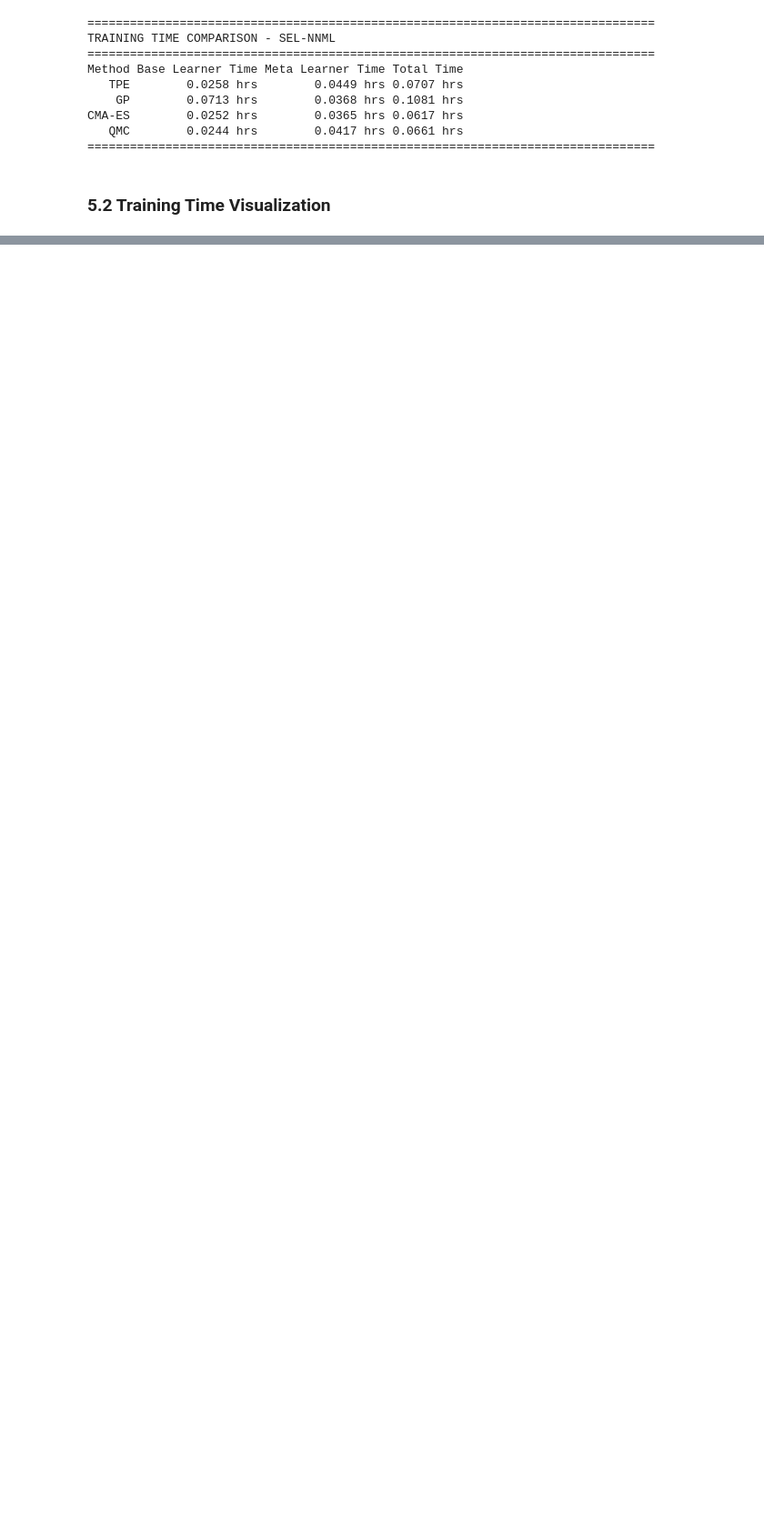
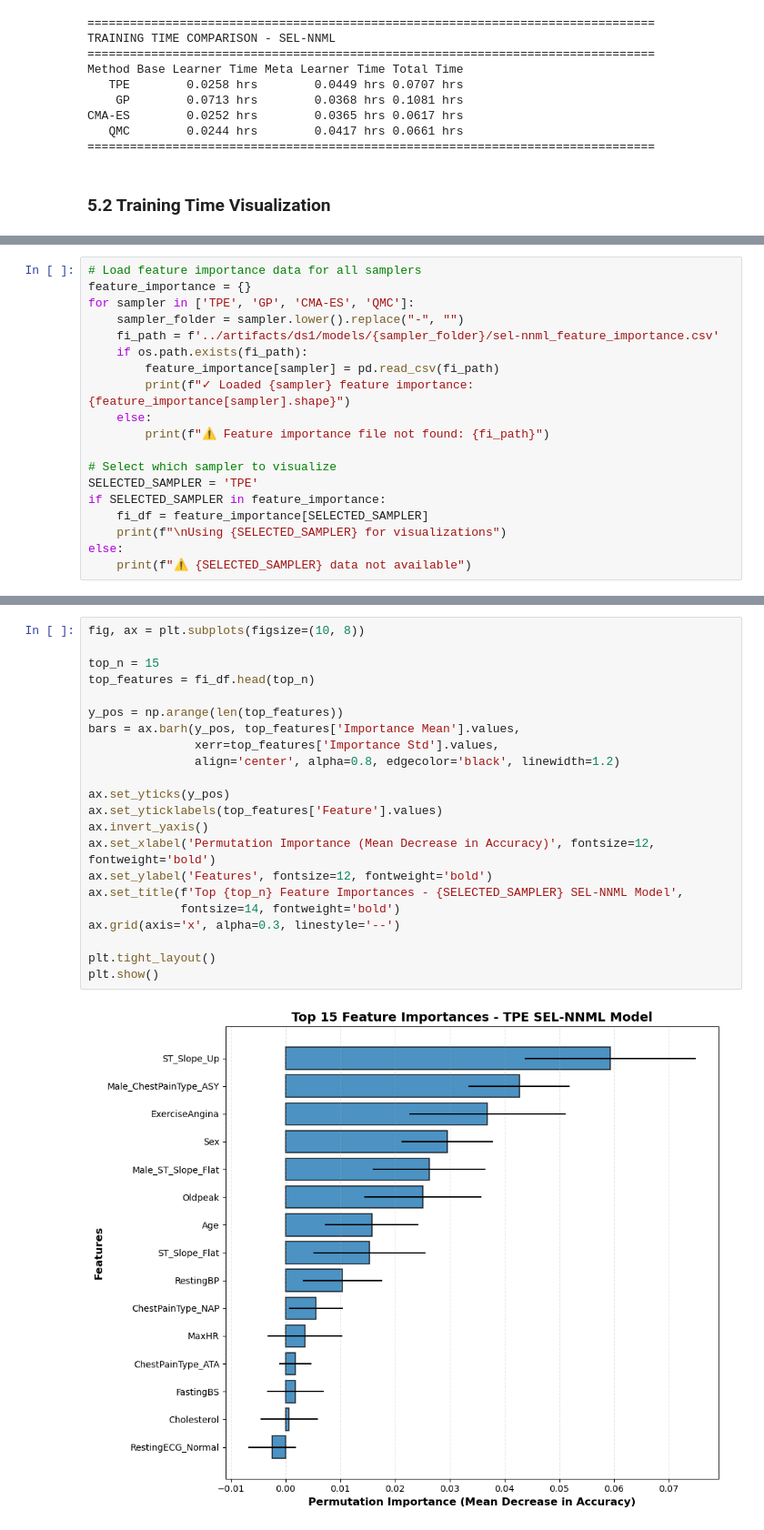
Before and after one commit to azhar-anas/sel-nnml-heart-disease-prediction, a Jupyter notebook: notebooks/3.1_ds1_visualization.ipynb, the cells around one changed output, grey strips where cells are left out. Shown: that part at 91% size. Saved outputs shown, nothing was run; the diff lists cells and outputs as text; blank space fills up the shorter version.

Commit message:
Implement permutation feature importance

```diff
--- a/notebooks/3.1_ds1_visualization.ipynb
+++ b/notebooks/3.1_ds1_visualization.ipynb
@@ -282,0 +257,19 @@ Training time plot saved to: ../artifacts/ds1/visualizations/sel_nnml_training_t
+# %%
+# Load feature importance data for all samplers
+feature_importance = {}
+for sampler in ['TPE', 'GP', 'CMA-ES', 'QMC']:
+    sampler_folder = sampler.lower().replace("-", "")
+    fi_path = f'../artifacts/ds1/models/{sampler_folder}/sel-nnml_feature_importance.csv'
+    if os.path.exists(fi_path):
+        feature_importance[sampler] = pd.read_csv(fi_path)
+        print(f"✓ Loaded {sampler} feature importance: {feature_importance[sampler].shape}")
+    else:
+        print(f"⚠ Feature importance file not found: {fi_path}")
+
+# Select which sampler to visualize
+SELECTED_SAMPLER = 'TPE'
+if SELECTED_SAMPLER in feature_importance:
+    fi_df = feature_importance[SELECTED_SAMPLER]
+    print(f"\nUsing {SELECTED_SAMPLER} for visualizations")
+else:
+    print(f"⚠ {SELECTED_SAMPLER} data not available")
@@ -282,0 +285,24 @@ Training time plot saved to: ../artifacts/ds1/visualizations/sel_nnml_training_t
+# %%
+fig, ax = plt.subplots(figsize=(10, 8))
+
+top_n = 15
+top_features = fi_df.head(top_n)
+
+y_pos = np.arange(len(top_features))
+bars = ax.barh(y_pos, top_features['Importance Mean'].values,
+               xerr=top_features['Importance Std'].values,
+               align='center', alpha=0.8, edgecolor='black', linewidth=1.2)
+
+ax.set_yticks(y_pos)
+ax.set_yticklabels(top_features['Feature'].values)
+ax.invert_yaxis()
+ax.set_xlabel('Permutation Importance (Mean Decrease in Accuracy)', fontsize=12, fontweight='bold')
+ax.set_ylabel('Features', fontsize=12, fontweight='bold')
+ax.set_title(f'Top {top_n} Feature Importances - {SELECTED_SAMPLER} SEL-NNML Model',
+             fontsize=14, fontweight='bold')
+ax.grid(axis='x', alpha=0.3, linestyle='--')
+
+plt.tight_layout()
+plt.show()
+# %% [output]
+[figure, added]
```
Also changed, not shown: parts of 23 cells of this notebook, 7 other files.
